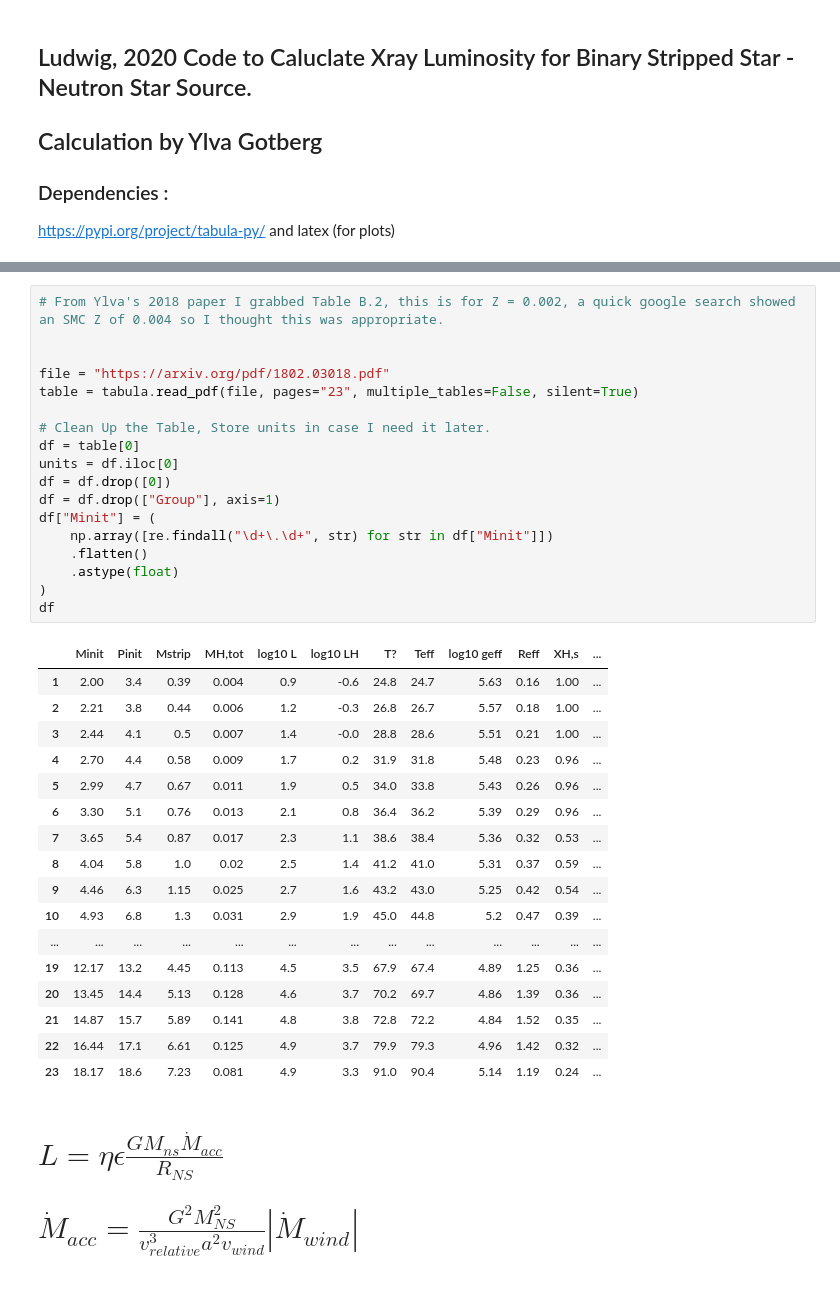
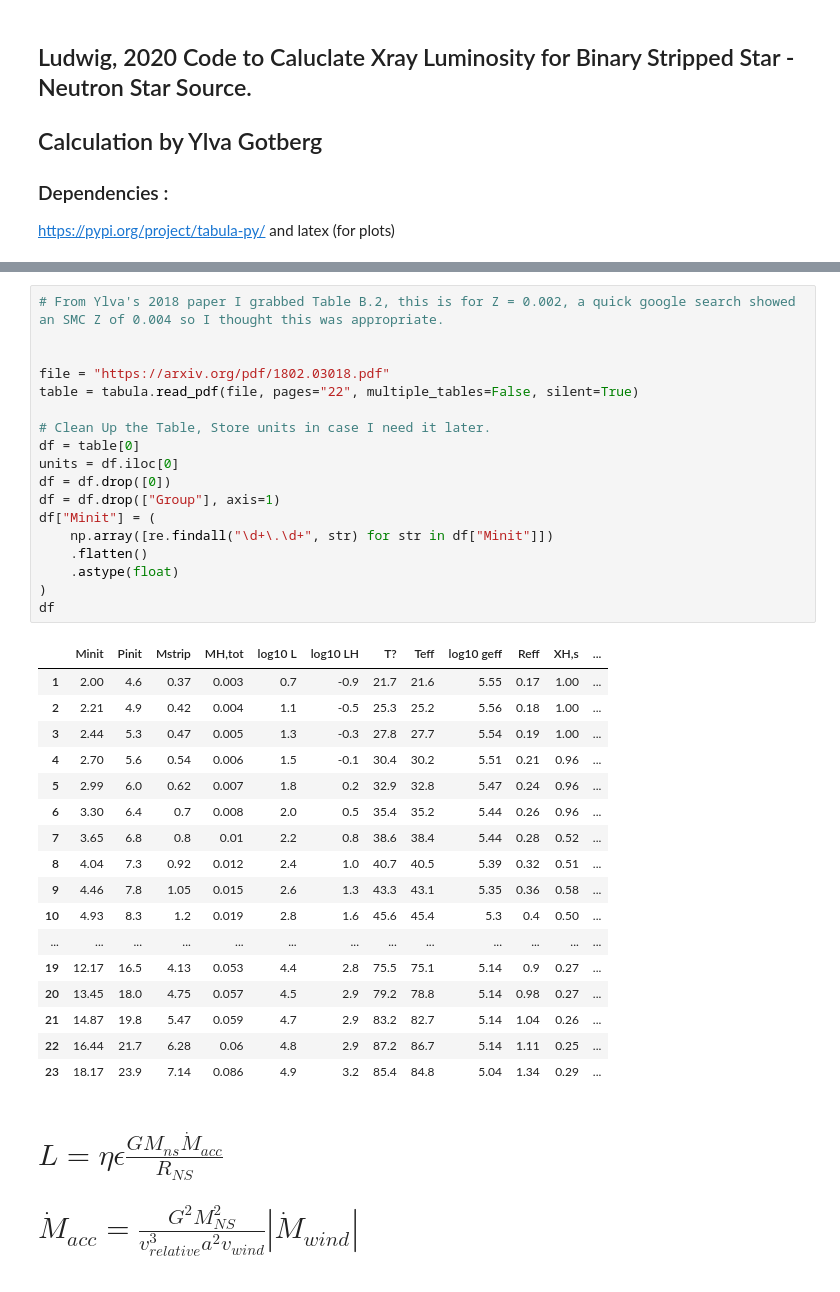
Before and after one commit to AstroLudwig/ChandraXrayBinaries, a Jupyter notebook: XrayLuminosity_Neutron_Star.ipynb, the cells around one changed output, grey strips where cells are left out. Drawn from its saved outputs; the diff is of its cells as text.

```diff
--- a/XrayLuminosity_Neutron_Star.ipynb
+++ b/XrayLuminosity_Neutron_Star.ipynb
@@ -24,39 +31,39 @@ rc("text", usetex=True)
 # %%
 # From Ylva's 2018 paper I grabbed Table B.2, this is for Z = 0.002, a quick google search showed an SMC Z of 0.004 so I thought this was appropriate.
 
 
 file = "https://arxiv.org/pdf/1802.03018.pdf"
-table = tabula.read_pdf(file, pages="23", multiple_tables=False, silent=True)
+table = tabula.read_pdf(file, pages="22", multiple_tables=False, silent=True)
 
 # Clean Up the Table, Store units in case I need it later.
 df = table[0]
 units = df.iloc[0]
 df = df.drop([0])
 df = df.drop(["Group"], axis=1)
 df["Minit"] = (
     np.array([re.findall("\d+\.\d+", str) for str in df["Minit"]])
     .flatten()
     .astype(float)
 )
 df
 # %% [output]
 |  | Minit | Pinit | Mstrip | MH,tot | log10 L | log10 LH | T? | Teff | log10 geff | Reff | XH,s | ... |
-| 1 | 2.00 | 3.4 | 0.39 | 0.004 | 0.9 | -0.6 | 24.8 | 24.7 | 5.63 | 0.16 | 1.00 | ... |
-| 2 | 2.21 | 3.8 | 0.44 | 0.006 | 1.2 | -0.3 | 26.8 | 26.7 | 5.57 | 0.18 | 1.00 | ... |
-| 3 | 2.44 | 4.1 | 0.5 | 0.007 | 1.4 | -0.0 | 28.8 | 28.6 | 5.51 | 0.21 | 1.00 | ... |
-| 4 | 2.70 | 4.4 | 0.58 | 0.009 | 1.7 | 0.2 | 31.9 | 31.8 | 5.48 | 0.23 | 0.96 | ... |
-| 5 | 2.99 | 4.7 | 0.67 | 0.011 | 1.9 | 0.5 | 34.0 | 33.8 | 5.43 | 0.26 | 0.96 | ... |
-| 6 | 3.30 | 5.1 | 0.76 | 0.013 | 2.1 | 0.8 | 36.4 | 36.2 | 5.39 | 0.29 | 0.96 | ... |
-| 7 | 3.65 | 5.4 | 0.87 | 0.017 | 2.3 | 1.1 | 38.6 | 38.4 | 5.36 | 0.32 | 0.53 | ... |
-| 8 | 4.04 | 5.8 | 1.0 | 0.02 | 2.5 | 1.4 | 41.2 | 41.0 | 5.31 | 0.37 | 0.59 | ... |
-| 9 | 4.46 | 6.3 | 1.15 | 0.025 | 2.7 | 1.6 | 43.2 | 43.0 | 5.25 | 0.42 | 0.54 | ... |
-| 10 | 4.93 | 6.8 | 1.3 | 0.031 | 2.9 | 1.9 | 45.0 | 44.8 | 5.2 | 0.47 | 0.39 | ... |
+| 1 | 2.00 | 4.6 | 0.37 | 0.003 | 0.7 | -0.9 | 21.7 | 21.6 | 5.55 | 0.17 | 1.00 | ... |
+| 2 | 2.21 | 4.9 | 0.42 | 0.004 | 1.1 | -0.5 | 25.3 | 25.2 | 5.56 | 0.18 | 1.00 | ... |
+| 3 | 2.44 | 5.3 | 0.47 | 0.005 | 1.3 | -0.3 | 27.8 | 27.7 | 5.54 | 0.19 | 1.00 | ... |
+| 4 | 2.70 | 5.6 | 0.54 | 0.006 | 1.5 | -0.1 | 30.4 | 30.2 | 5.51 | 0.21 | 0.96 | ... |
+| 5 | 2.99 | 6.0 | 0.62 | 0.007 | 1.8 | 0.2 | 32.9 | 32.8 | 5.47 | 0.24 | 0.96 | ... |
+| 6 | 3.30 | 6.4 | 0.7 | 0.008 | 2.0 | 0.5 | 35.4 | 35.2 | 5.44 | 0.26 | 0.96 | ... |
+| 7 | 3.65 | 6.8 | 0.8 | 0.01 | 2.2 | 0.8 | 38.6 | 38.4 | 5.44 | 0.28 | 0.52 | ... |
+| 8 | 4.04 | 7.3 | 0.92 | 0.012 | 2.4 | 1.0 | 40.7 | 40.5 | 5.39 | 0.32 | 0.51 | ... |
+| 9 | 4.46 | 7.8 | 1.05 | 0.015 | 2.6 | 1.3 | 43.3 | 43.1 | 5.35 | 0.36 | 0.58 | ... |
+| 10 | 4.93 | 8.3 | 1.2 | 0.019 | 2.8 | 1.6 | 45.6 | 45.4 | 5.3 | 0.4 | 0.50 | ... |
 | ... | ... | ... | ... | ... | ... | ... | ... | ... | ... | ... | ... | ... |
-| 19 | 12.17 | 13.2 | 4.45 | 0.113 | 4.5 | 3.5 | 67.9 | 67.4 | 4.89 | 1.25 | 0.36 | ... |
-| 20 | 13.45 | 14.4 | 5.13 | 0.128 | 4.6 | 3.7 | 70.2 | 69.7 | 4.86 | 1.39 | 0.36 | ... |
-| 21 | 14.87 | 15.7 | 5.89 | 0.141 | 4.8 | 3.8 | 72.8 | 72.2 | 4.84 | 1.52 | 0.35 | ... |
-| 22 | 16.44 | 17.1 | 6.61 | 0.125 | 4.9 | 3.7 | 79.9 | 79.3 | 4.96 | 1.42 | 0.32 | ... |
-| 23 | 18.17 | 18.6 | 7.23 | 0.081 | 4.9 | 3.3 | 91.0 | 90.4 | 5.14 | 1.19 | 0.24 | ... |
+| 19 | 12.17 | 16.5 | 4.13 | 0.053 | 4.4 | 2.8 | 75.5 | 75.1 | 5.14 | 0.9 | 0.27 | ... |
+| 20 | 13.45 | 18.0 | 4.75 | 0.057 | 4.5 | 2.9 | 79.2 | 78.8 | 5.14 | 0.98 | 0.27 | ... |
+| 21 | 14.87 | 19.8 | 5.47 | 0.059 | 4.7 | 2.9 | 83.2 | 82.7 | 5.14 | 1.04 | 0.26 | ... |
+| 22 | 16.44 | 21.7 | 6.28 | 0.06 | 4.8 | 2.9 | 87.2 | 86.7 | 5.14 | 1.11 | 0.25 | ... |
+| 23 | 18.17 | 23.9 | 7.14 | 0.086 | 4.9 | 3.2 | 85.4 | 84.8 | 5.04 | 1.34 | 0.29 | ... |
 # %% [markdown]
 # $ L = \eta \epsilon \frac{G M_{ns}\dot{M}_{acc}}{R_{NS}}$
 
```
Also changed, not shown: parts of 4 cells of this notebook, 2 other files.
